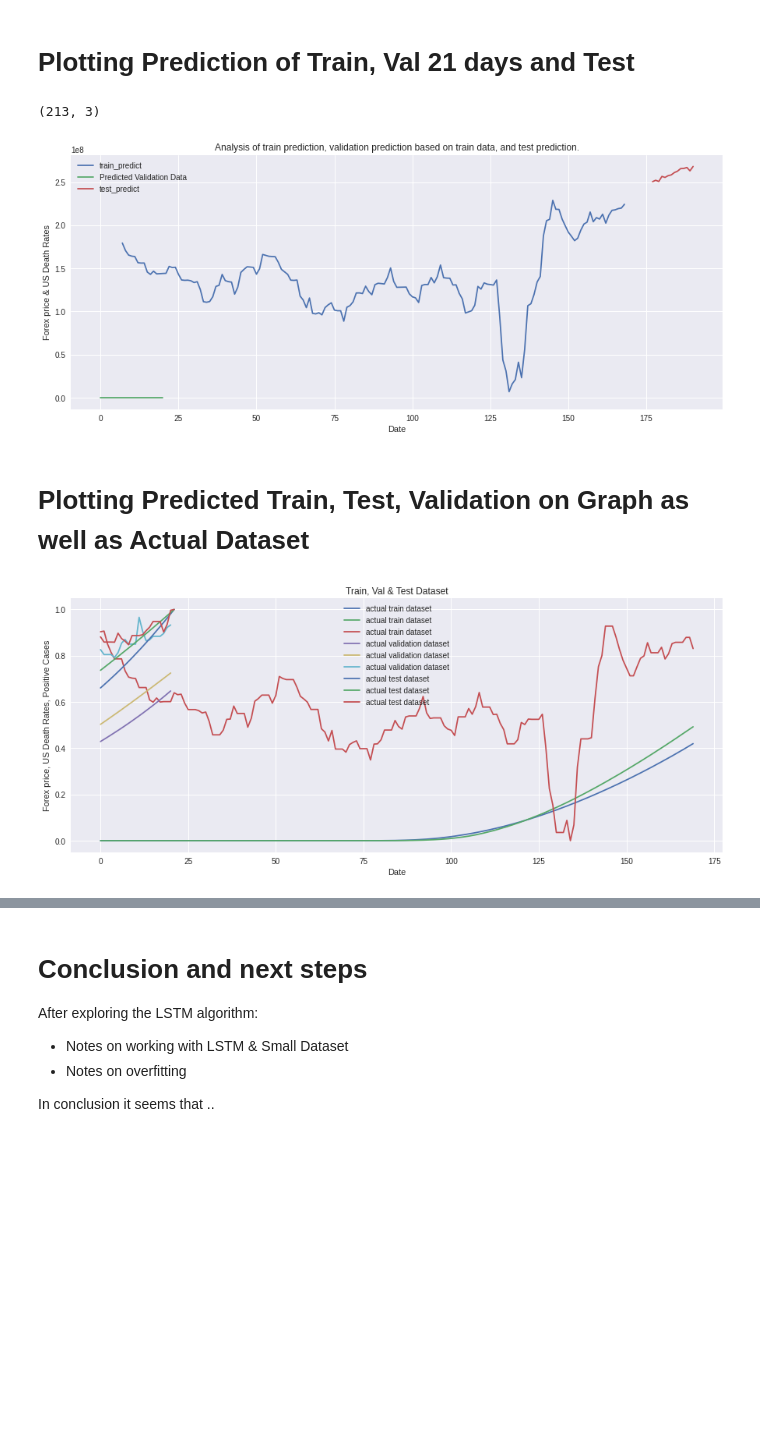
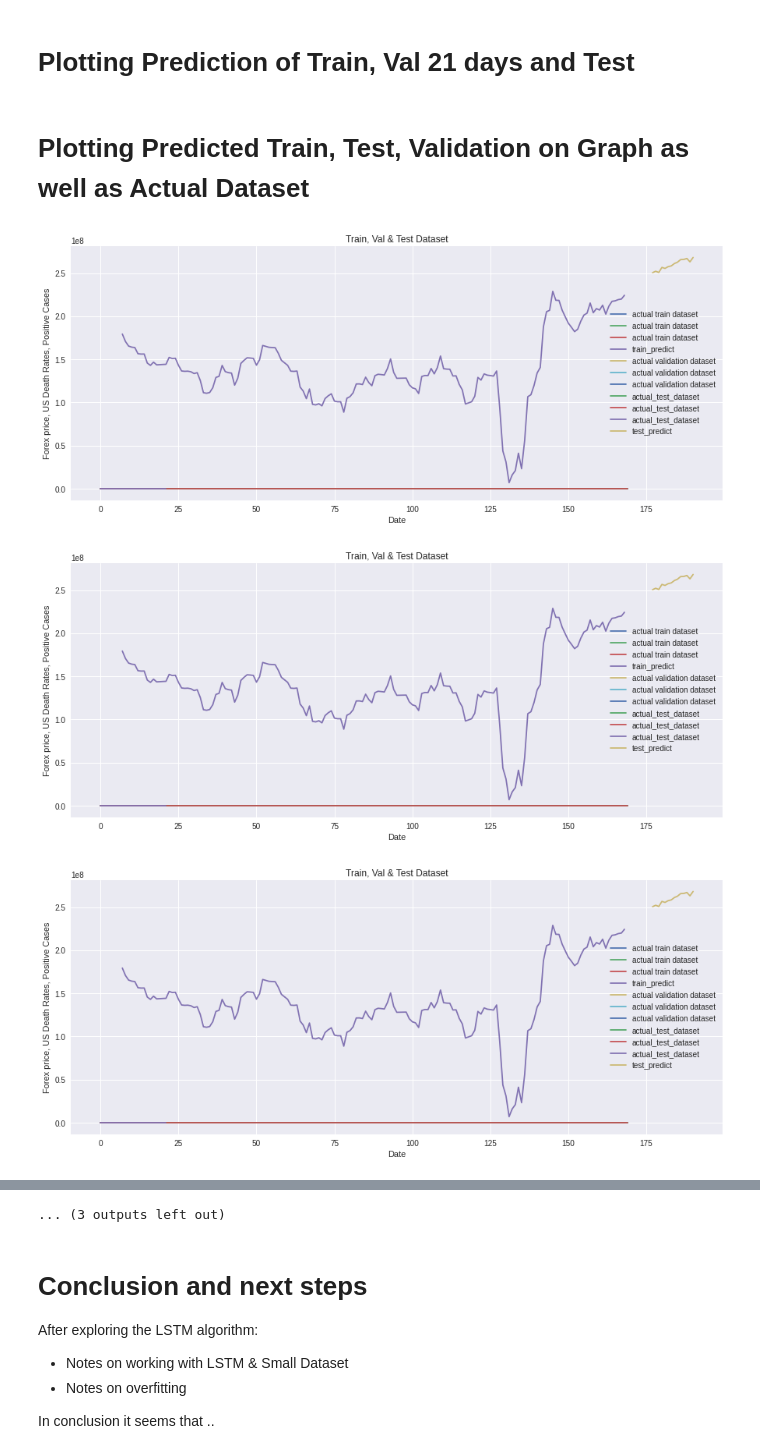
Before and after one commit to vivienneobrien/final_project, a Jupyter notebook: week_9/part_two_lstm_model/lstm_model_final.ipynb, the cells around one changed output, grey strips where cells are left out. Cells and saved outputs as stored; diff of their text form; code cells hidden in the pictures; blank space fills up the shorter version.

```diff
--- a/week_9/part_two_lstm_model/lstm_model_final.ipynb
+++ b/week_9/part_two_lstm_model/lstm_model_final.ipynb
@@ -903,8 +901,7 @@ Actual validation:
 # Plotting Prediction of Train, Val 21 days and Test
 # %%
 # Problem: Combine both on a graph
-# I want to plot the validation prediction data on this graph but not picking up
-# Flat green?
+# Why validation prediction not on graph?
 
 look_back = 7
 
@@ -918,50 +915,65 @@ print(trainPredictPlot.shape)
 testPredictPlot = np.empty_like(new_dataset)
 testPredictPlot[:,:]= np.nan
 testPredictPlot[len(train_predict)+(look_back*2)+1: (training_size + test_size)] = test_predict
+# new_dataset[training_size:(training_size + test_size)]
+print(testPredictPlot.shape)
 
-# Plot index 2 of prediction from trainPredictPlot
+# Plot train data
 trainPredictPlot = [item[2] for item in trainPredictPlot]
 plt.plot(trainPredictPlot, label="train_predict")
 
+#Plot test data
+testPredictPlot = [item[2] for item in testPredictPlot]
+plt.plot(testPredictPlot, label="test_predict")
+
 # Plot predicted validation set from up above
-
+# only one not working?
 custom_day_prediction = np.array(lst_output)
 plt.plot(custom_day_prediction, label="Predicted Validation Data")
 
-# Plot index 2 of prediction from testPredictPlot
-testPredictPlot = [item[2] for item in testPredictPlot]
-plt.plot(testPredictPlot, label="test_predict")
-
+# as you can see th test data and train is divided because we want to test after a specific day
 plt.title('Analysis of train prediction, validation prediction based on train data, and test prediction.')
 plt.ylabel('Forex price & US Death Rates')
 plt.xlabel('Date')
 plt.legend()
 plt.show()
-# %% [output]
-(213, 3)
-[figure, removed]
 # %% [markdown]
 # Plotting Predicted Train, Test, Validation on Graph as well as Actual Dataset
 # %%
 # All of the above + actual data
+# Problem why is this not printing out right?
+# How can I make my legends tidier?
 
 # Start
 plt.plot(train_data, label="actual train dataset")
-# insert predicted train
+# Predicted Train
+trainPredictPlot = np.empty_like(new_dataset)
+trainPredictPlot[:,:]= np.nan
+trainPredictPlot[look_back:len(train_predict)+look_back, :] = train_predict
+trainPredictPlot = [item[2] for item in trainPredictPlot]
+plt.plot(trainPredictPlot, label="train_predict")
 
 # Middle
 plt.plot(valset_data, label="actual validation dataset")
-# insert predicted test
+# insert predicted val
 
 # End
-plt.plot(test_data, label="actual test dataset")
-# insert predict val
+plt.plot(test_data, label="actual_test_dataset")
+# Predicted
+testPredictPlot = np.empty_like(new_dataset)
+testPredictPlot[:,:]= np.nan
+testPredictPlot[len(train_predict)+(look_back*2)+1: (training_size + test_size)] = test_predict
+testPredictPlot = [item[2] for item in testPredictPlot]
+plt.plot(testPredictPlot, label="test_predict")
+# insert predict test
 
 # as you can see th test data and train is divided because we want to test after a specific day
 plt.title('Train, Val & Test Dataset')
 plt.ylabel('Forex price, US Death Rates, Positive Cases')
 plt.xlabel('Date')
 plt.legend()
 plt.show()
 # %% [output]
-[figure, old version]
+[figure, new version]
+[figure, added]
+[figure, added]
@@ -968,3 +989,4 @@ plt.show()
+... (3 outputs left out)
 # %% [markdown]
 # Conclusion and next steps
 
```
Also changed, not shown: parts of 18 cells of this notebook.
